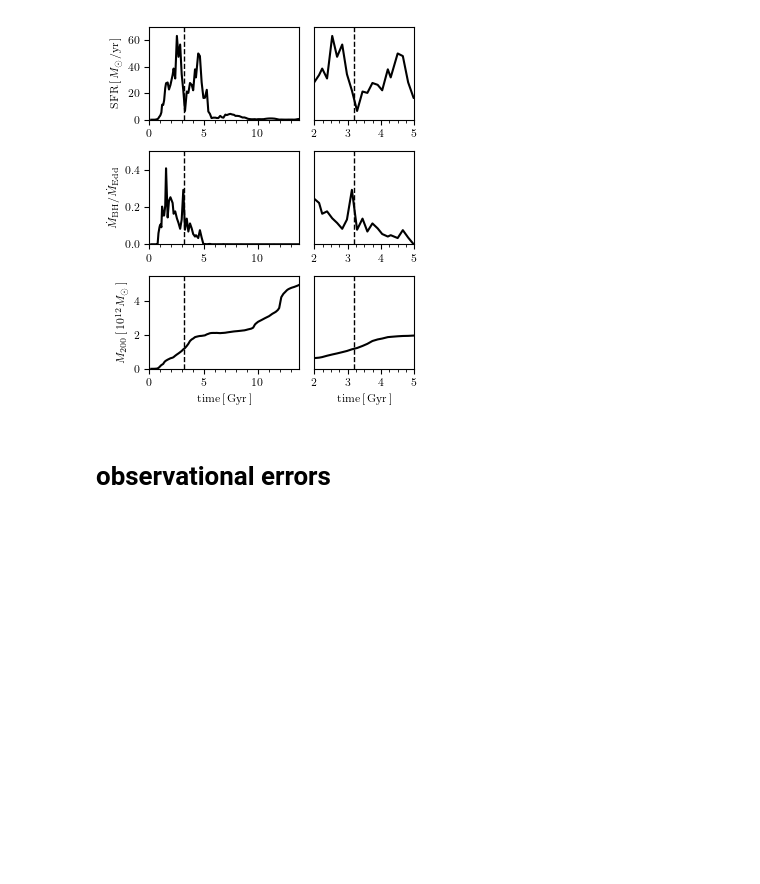
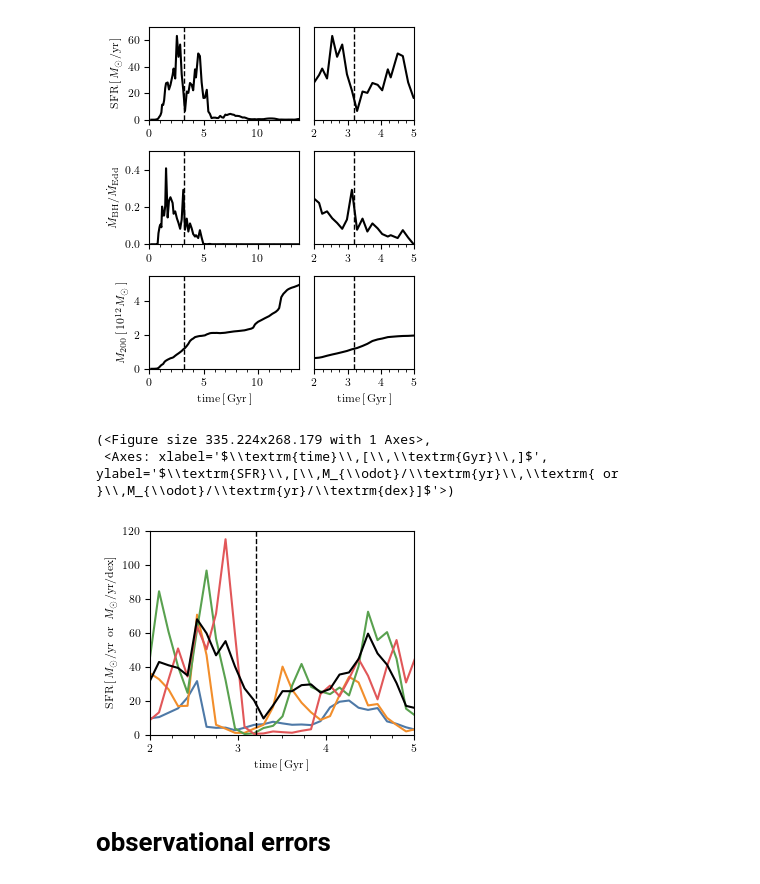
Before and after one commit to gusbeane/Mgdec, a Jupyter notebook: plots/fig1/fig1.ipynb, the cells around one changed output. Cells and saved outputs as stored; diff of their text form; code cells hidden in the pictures; blank space fills up the shorter version.

```diff
--- a/plots/fig1/fig1.ipynb
+++ b/plots/fig1/fig1.ipynb
@@ -1131,6 +1131,8 @@ def make_SFH_AGN_M200_plot(subID, snapnum):
 
     plt.close()
 # %%
+subID   = 392276
+snapnum = 99
 make_SFH_AGN_M200_plot(subID, snapnum)
 plt.close()
 # %% [output]
@@ -1139,3 +1190,14 @@ plt.close()
+# %%
+fig, ax = plt.subplots(1, 1, figsize=(columnwidth, 0.8*columnwidth))
+
+subID = 392276
+snapnum = 99
+
+plot_zSFH_panel(fig, ax, subID, snapnum)
+# %% [output]
+(<Figure size 335.224x268.179 with 1 Axes>,
+ <Axes: xlabel='$\\textrm{time}\\,[\\,\\textrm{Gyr}\\,]$', ylabel='$\\textrm{SFR}\\,[\\,M_{\\odot}/\\textrm{yr}\\,\\textrm{ or }\\,M_{\\odot}/\\textrm{yr}/\\textrm{dex}]$'>)
+[figure, added]
 # %% [markdown]
 # observational errors
 # %%
```
Also changed, not shown: parts of 1 cell of this notebook, 2 other files.
